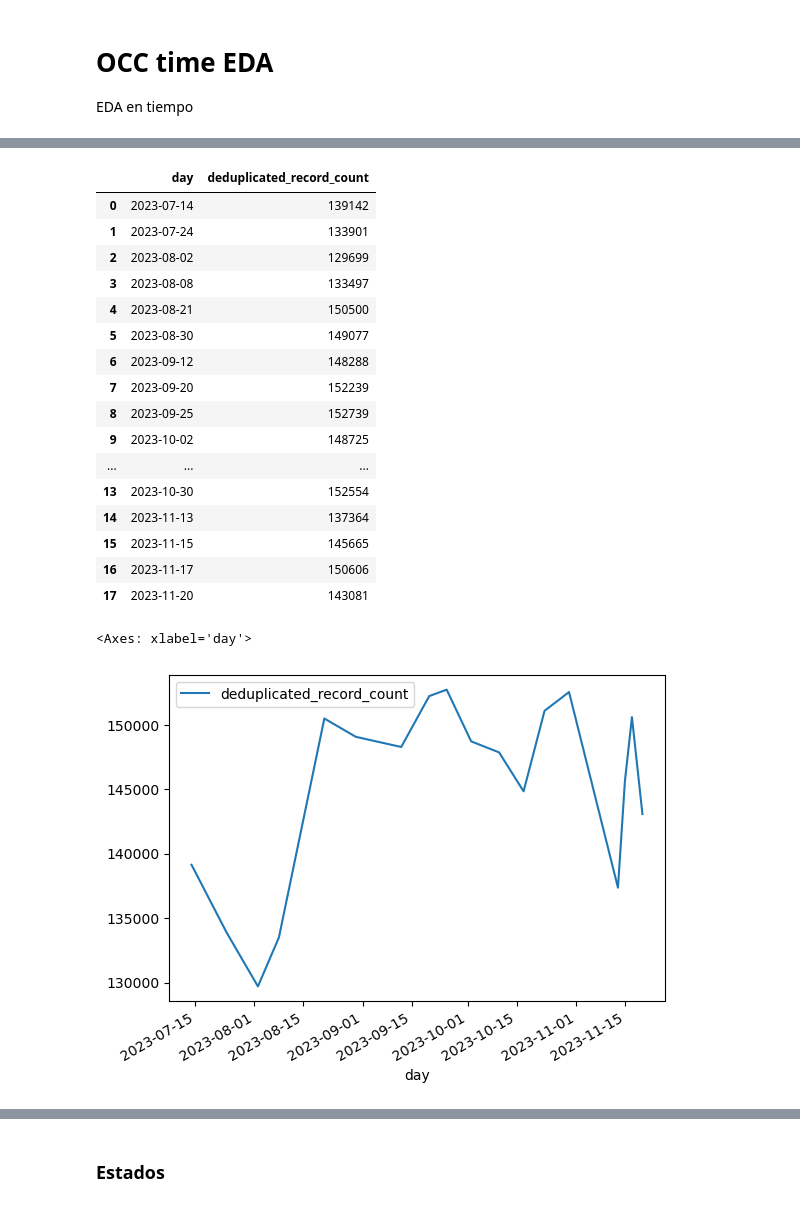
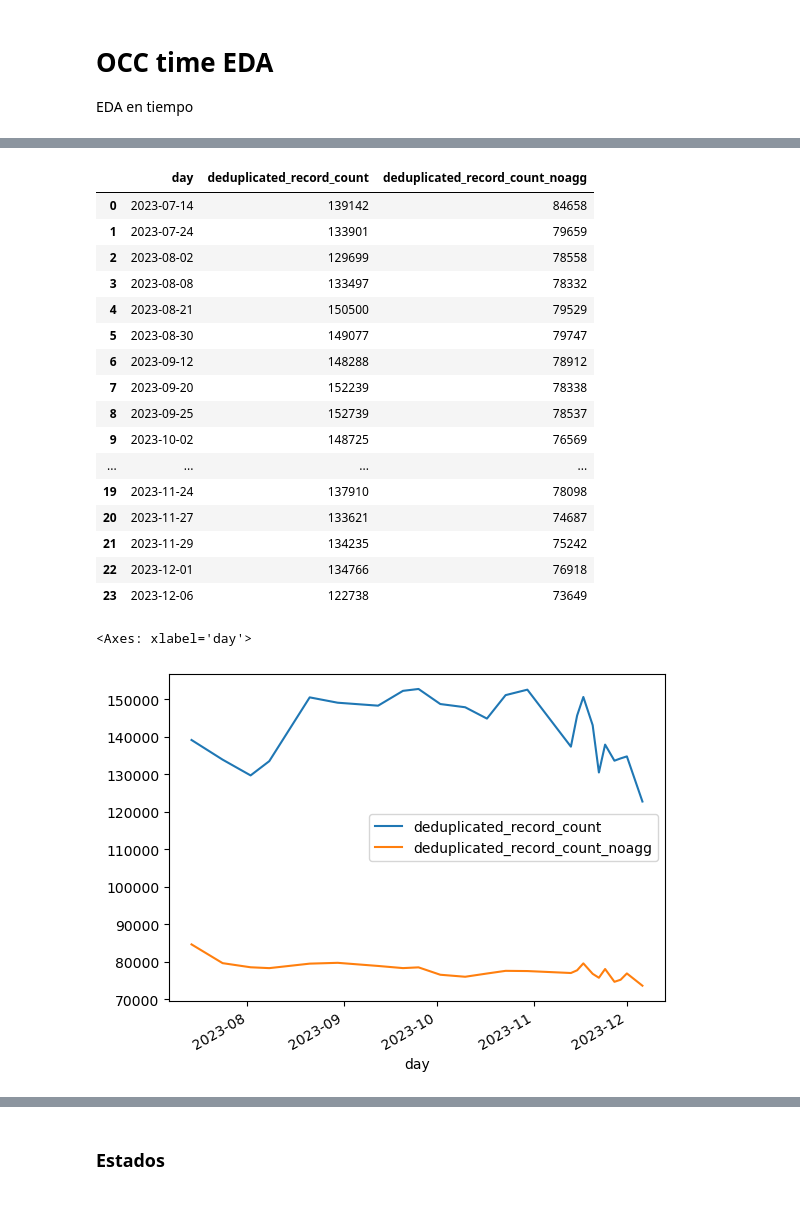
Before and after one commit to eduardofv/learn_spark, a Jupyter notebook: work-dir/occ_time_eda.ipynb, the cells around one changed output, grey strips where cells are left out. Saved outputs shown, nothing was run; the diff lists cells and outputs as text; code cells hidden in the pictures.

```diff
--- a/work-dir/occ_time_eda.ipynb
+++ b/work-dir/occ_time_eda.ipynb
@@ -66,25 +66,25 @@ df_c.select('day').collect()
 # %%
-df_c = df_c.select(["day", "deduplicated_record_count"]).toPandas()
-df_c["day"] = pd.to_datetime(df_c["day"], format="%Y-%M-%d")
-display(df_c)
-df_c.set_index("day").plot()
+__df_c = df_c.select(["day", "deduplicated_record_count", "deduplicated_record_count_noagg"]).toPandas()
+__df_c["day"] = pd.to_datetime(__df_c["day"], format="%Y-%M-%d")
+display(__df_c)
+__df_c.set_index("day").plot()
 # %% [output]
-|  | day | deduplicated_record_count |
-| 0 | 2023-07-14 | 139142 |
-| 1 | 2023-07-24 | 133901 |
-| 2 | 2023-08-02 | 129699 |
-| 3 | 2023-08-08 | 133497 |
-| 4 | 2023-08-21 | 150500 |
-| 5 | 2023-08-30 | 149077 |
-| 6 | 2023-09-12 | 148288 |
-| 7 | 2023-09-20 | 152239 |
-| 8 | 2023-09-25 | 152739 |
-| 9 | 2023-10-02 | 148725 |
-| ... | ... | ... |
-| 13 | 2023-10-30 | 152554 |
-| 14 | 2023-11-13 | 137364 |
-| 15 | 2023-11-15 | 145665 |
-| 16 | 2023-11-17 | 150606 |
-| 17 | 2023-11-20 | 143081 |
+|  | day | deduplicated_record_count | deduplicated_record_count_noagg |
+| 0 | 2023-07-14 | 139142 | 84658 |
+| 1 | 2023-07-24 | 133901 | 79659 |
+| 2 | 2023-08-02 | 129699 | 78558 |
+| 3 | 2023-08-08 | 133497 | 78332 |
+| 4 | 2023-08-21 | 150500 | 79529 |
+| 5 | 2023-08-30 | 149077 | 79747 |
+| 6 | 2023-09-12 | 148288 | 78912 |
+| 7 | 2023-09-20 | 152239 | 78338 |
+| 8 | 2023-09-25 | 152739 | 78537 |
+| 9 | 2023-10-02 | 148725 | 76569 |
+| ... | ... | ... | ... |
+| 19 | 2023-11-24 | 137910 | 78098 |
+| 20 | 2023-11-27 | 133621 | 74687 |
+| 21 | 2023-11-29 | 134235 | 75242 |
+| 22 | 2023-12-01 | 134766 | 76918 |
+| 23 | 2023-12-06 | 122738 | 73649 |
 <Axes: xlabel='day'>
-[figure, old version]
+[figure, new version]
```
Also changed, not shown: parts of 9 cells of this notebook, 2 other files.
